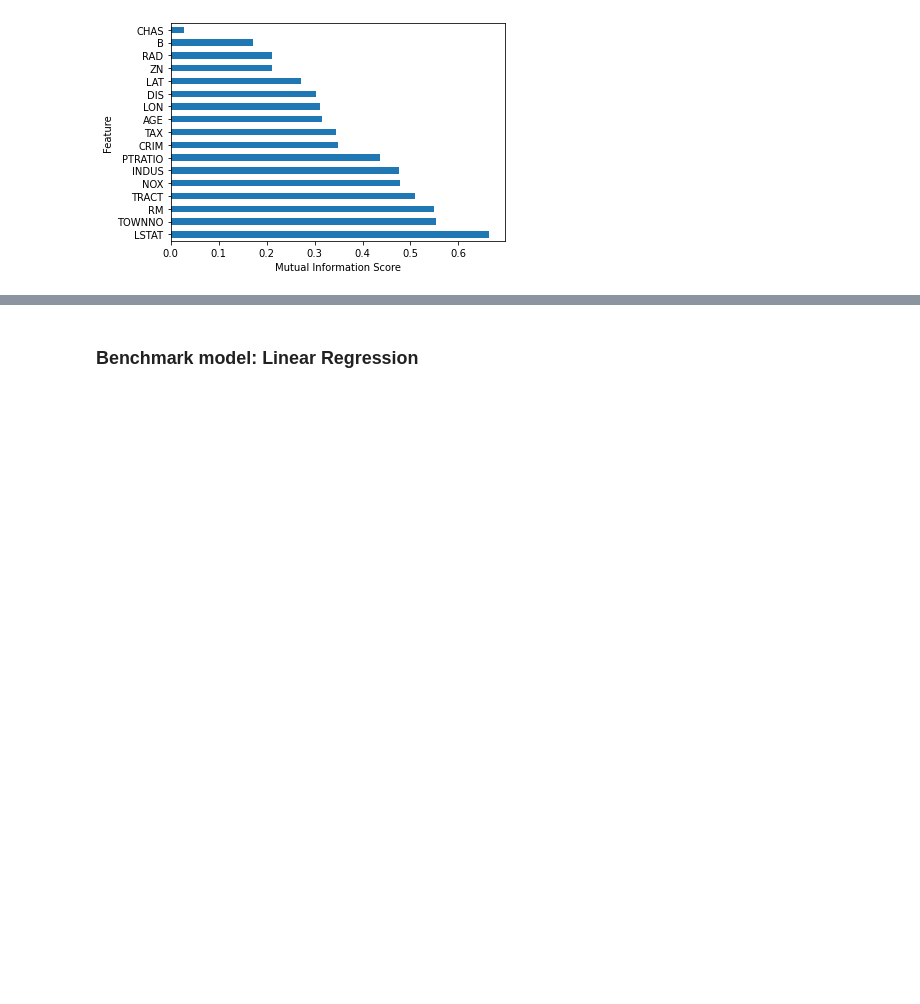
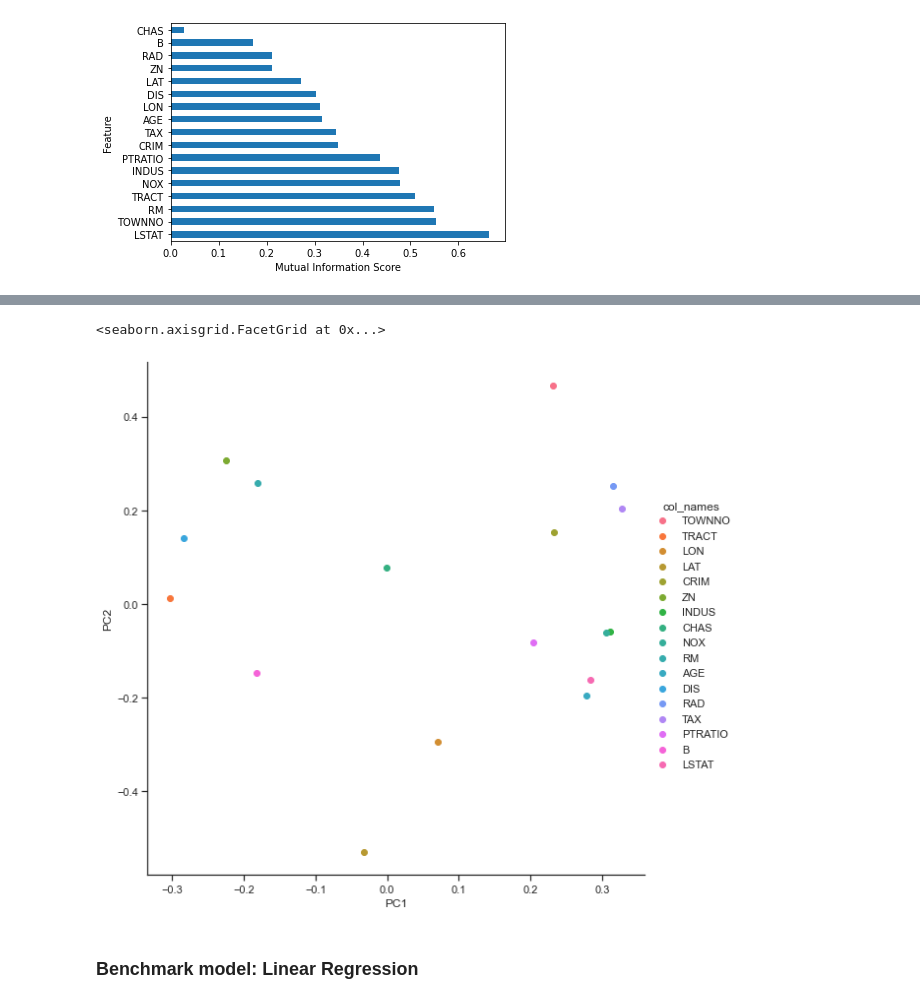
Before and after one commit to jsg16/aihack2021, a Jupyter notebook: data_exploration.ipynb, the cells around one changed output, grey strips where cells are left out. Cells and saved outputs as stored; diff of their text form; code cells hidden in the pictures; blank space fills up the shorter version.

```diff
--- a/data_exploration.ipynb
+++ b/data_exploration.ipynb
@@ -187,3 +232,11 @@ plt.show()
+# %%
+%matplotlib inline
+
+fg = sns.FacetGrid(data=loadings, hue='col_names', hue_order=X_train.columns, height=8)
+fg.map(plt.scatter, 'PC1', 'PC2').add_legend(ncol=1)
+# %% [output]
+<seaborn.axisgrid.FacetGrid at 0x...>
+[figure, added]
 # %% [markdown]
 ### Benchmark model: Linear Regression
 # %%
```
Also changed, not shown: parts of 6 cells of this notebook.
